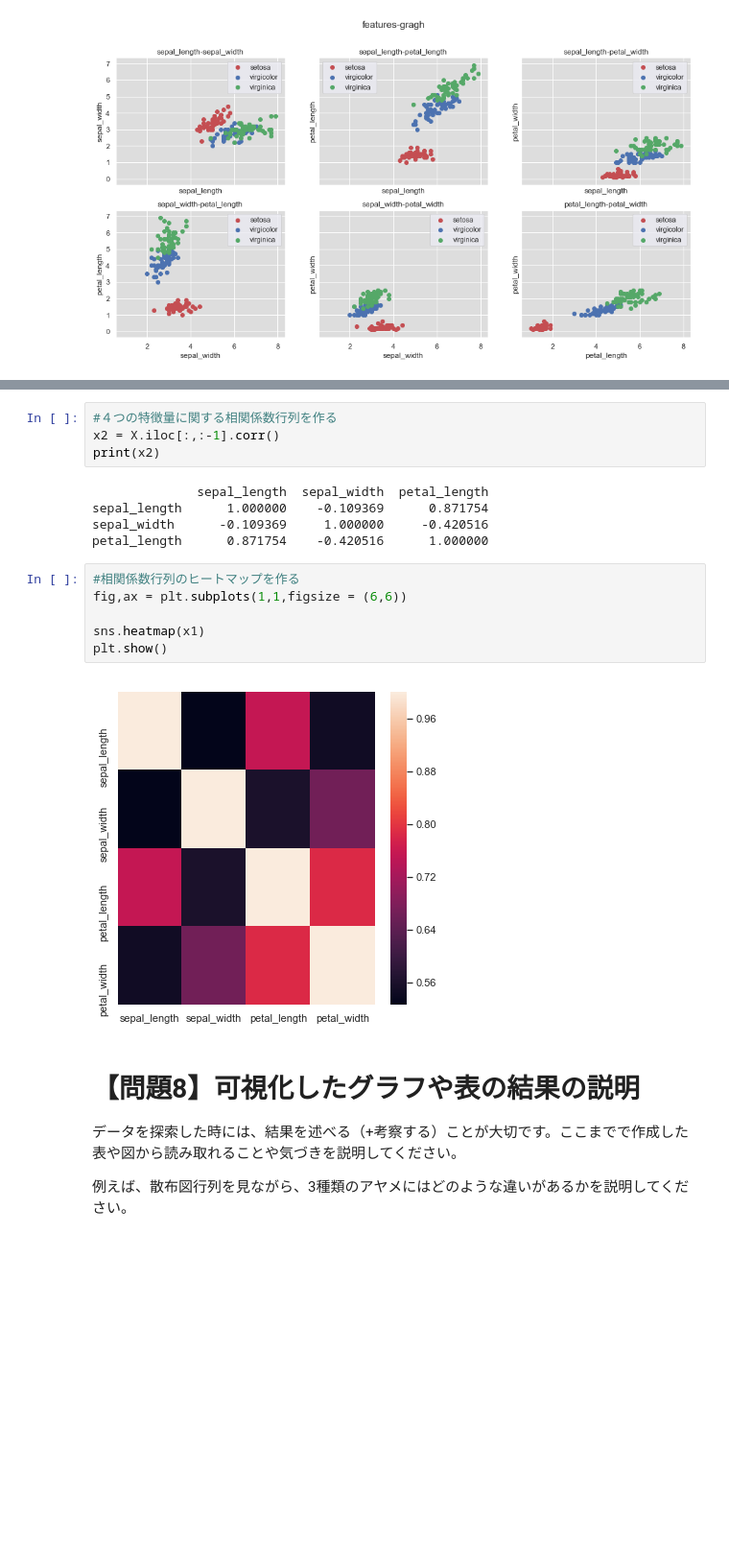
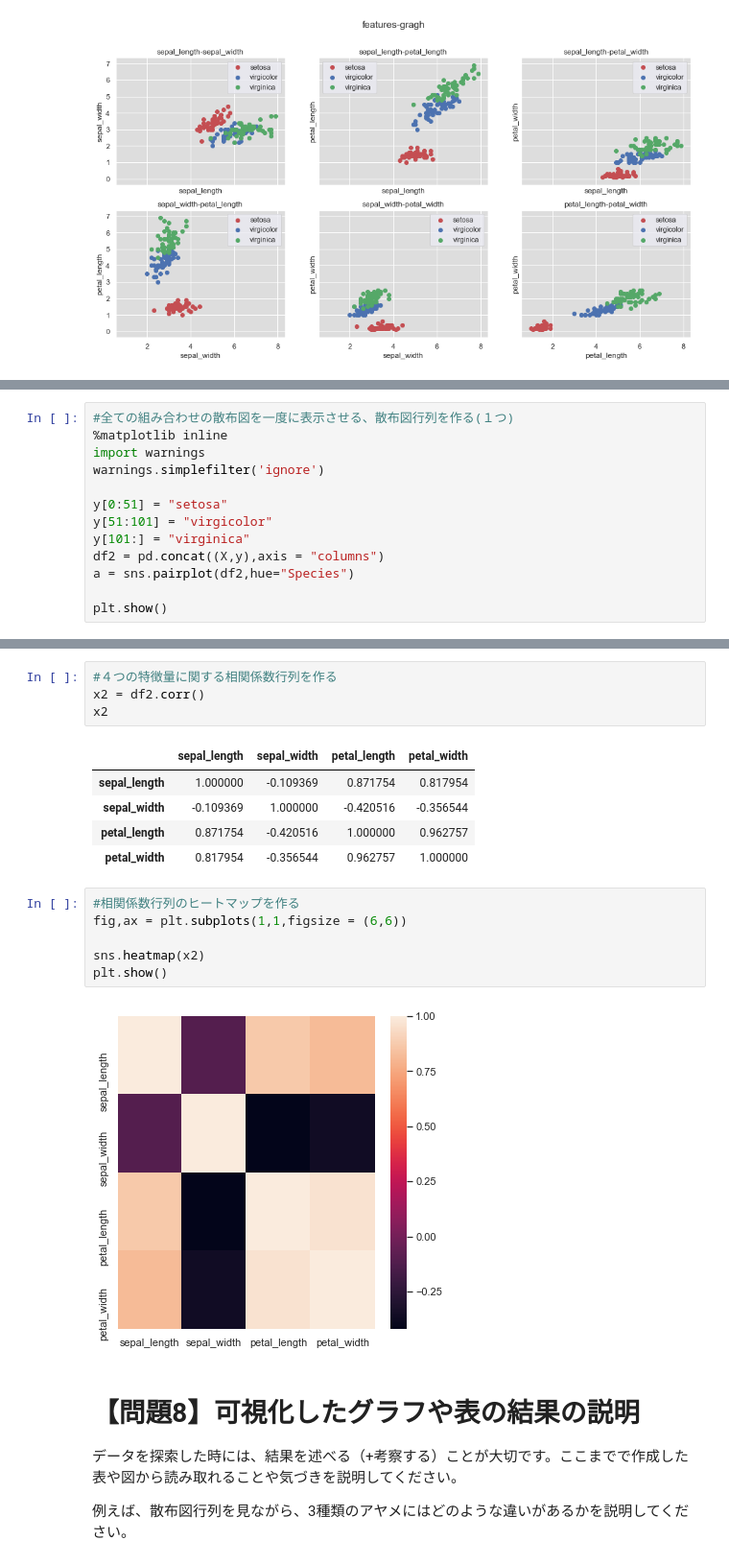
Before and after one commit to Go-to-Ray/diveintocode-ml-1, a Jupyter notebook: week3/week3_task1.ipynb, the cells around one changed output, grey strips where cells are left out. Shown: that part at 96% size. Saved outputs shown, nothing was run; the diff lists cells and outputs as text; blank space fills up the shorter version.

```diff
--- a/week3/week3_task1.ipynb
+++ b/week3/week3_task1.ipynb
@@ -300,0 +259,13 @@ plt.show()
+# %%
+#全ての組み合わせの散布図を一度に表示させる、散布図行列を作る(１つ)
+%matplotlib inline
+import warnings
+warnings.simplefilter('ignore')
+
+y[0:51] = "setosa"
+y[51:101] = "virgicolor"
+y[101:] = "virginica"
+df2 = pd.concat((X,y),axis = "columns")
+a = sns.pairplot(df2,hue="Species")
+
+plt.show()
@@ -301,20 +274,21 @@ plt.show()
 # %%
 #４つの特徴量に関する相関係数行列を作る
-x2 = X.iloc[:,:-1].corr()
-print(x2)
+x2 = df2.corr()
+x2
 # %% [output]
-              sepal_length  sepal_width  petal_length
-sepal_length      1.000000    -0.109369      0.871754
-sepal_width      -0.109369     1.000000     -0.420516
-petal_length      0.871754    -0.420516      1.000000
+|  | sepal_length | sepal_width | petal_length | petal_width |
+| sepal_length | 1.000000 | -0.109369 | 0.871754 | 0.817954 |
+| sepal_width | -0.109369 | 1.000000 | -0.420516 | -0.356544 |
+| petal_length | 0.871754 | -0.420516 | 1.000000 | 0.962757 |
+| petal_width | 0.817954 | -0.356544 | 0.962757 | 1.000000 |
 # %%
 #相関係数行列のヒートマップを作る
 fig,ax = plt.subplots(1,1,figsize = (6,6))
 
-sns.heatmap(x1)
+sns.heatmap(x2)
 plt.show()
 # %% [output]
-[figure, old version]
+[figure, new version]
 # %% [markdown]
 # 【問題8】可視化したグラフや表の結果の説明
 データを探索した時には、結果を述べる（+考察する）ことが大切です。ここまでで作成した表や図から読み取れることや気づきを説明してください。
```
Also changed, not shown: parts of 6 cells of this notebook.
